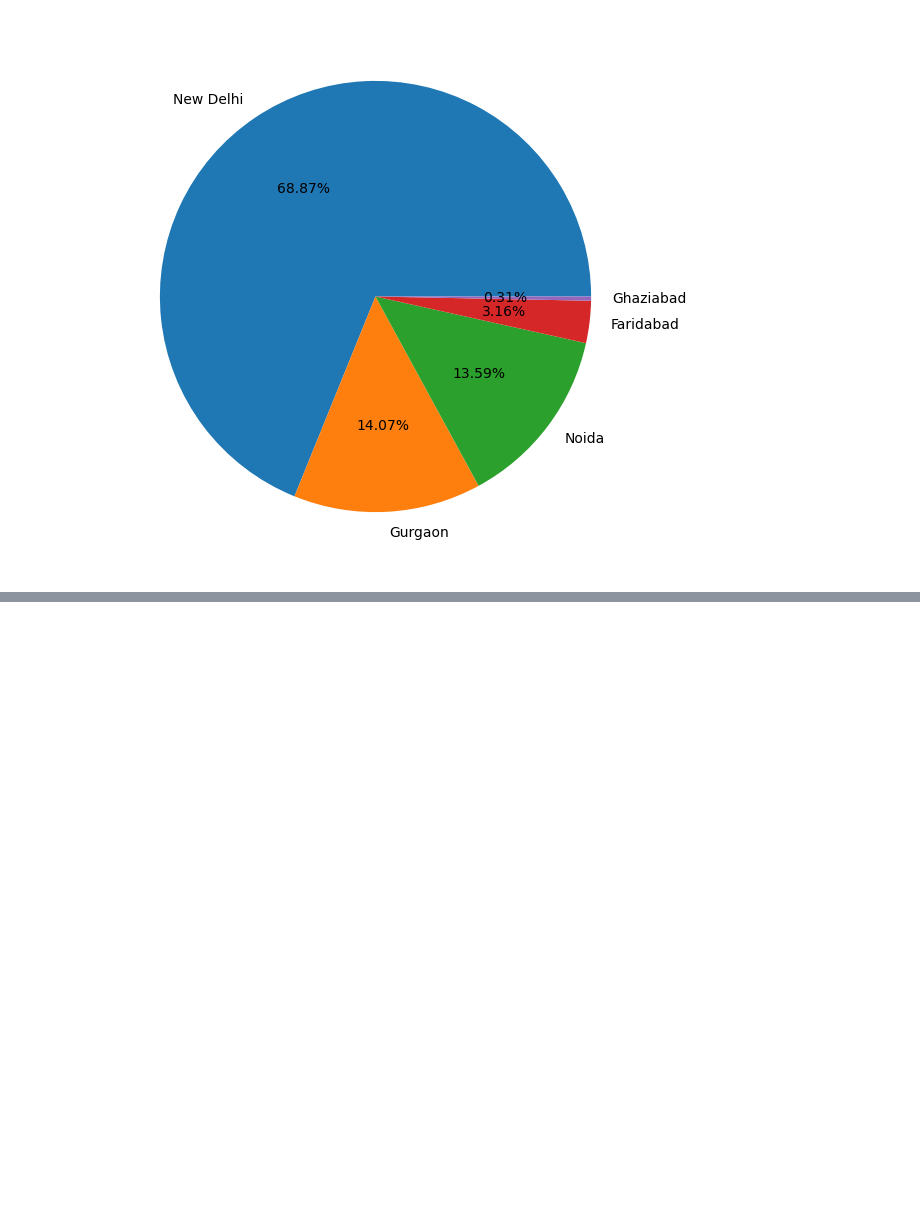
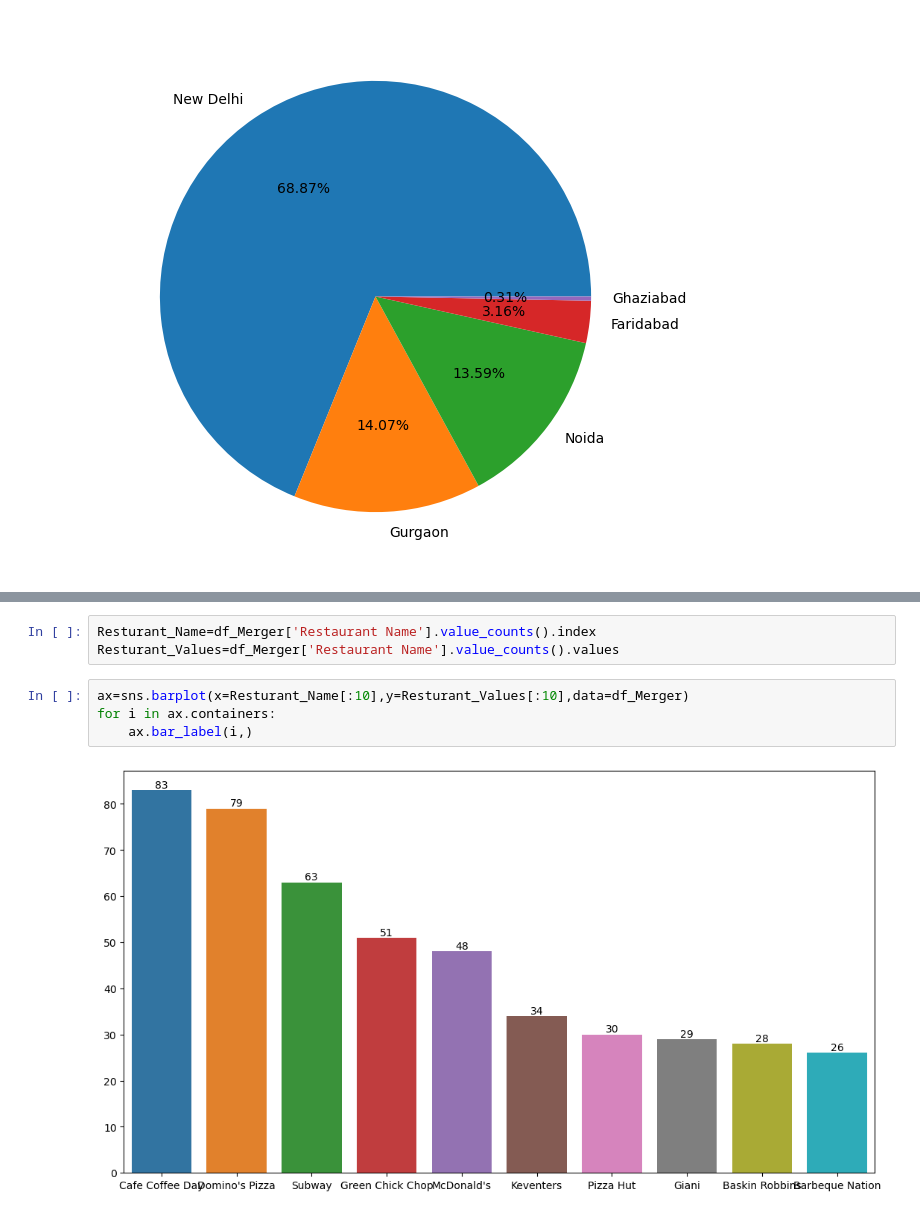
Before and after one commit to ABHISHEK64/Exploatory-Data-Analyticss, a Jupyter notebook: Zomatodataset/Zomato.ipynb, the cells around one changed output, grey strips where cells are left out. Drawn from its saved outputs; the diff is of its cells as text; blank space fills up the shorter version.

```diff
--- a/Zomatodataset/Zomato.ipynb
+++ b/Zomatodataset/Zomato.ipynb
@@ -262,0 +322,9 @@ plt.pie(x=City_Values[:5],labels=City_Name[:5],autopct='%1.2f%%')
+# %%
+Resturant_Name=df_Merger['Restaurant Name'].value_counts().index
+Resturant_Values=df_Merger['Restaurant Name'].value_counts().values
+# %%
+ax=sns.barplot(x=Resturant_Name[:10],y=Resturant_Values[:10],data=df_Merger)
+for i in ax.containers:
+    ax.bar_label(i,)
+# %% [output]
+[figure, added]
```
Also changed, not shown: parts of 9 cells of this notebook.
